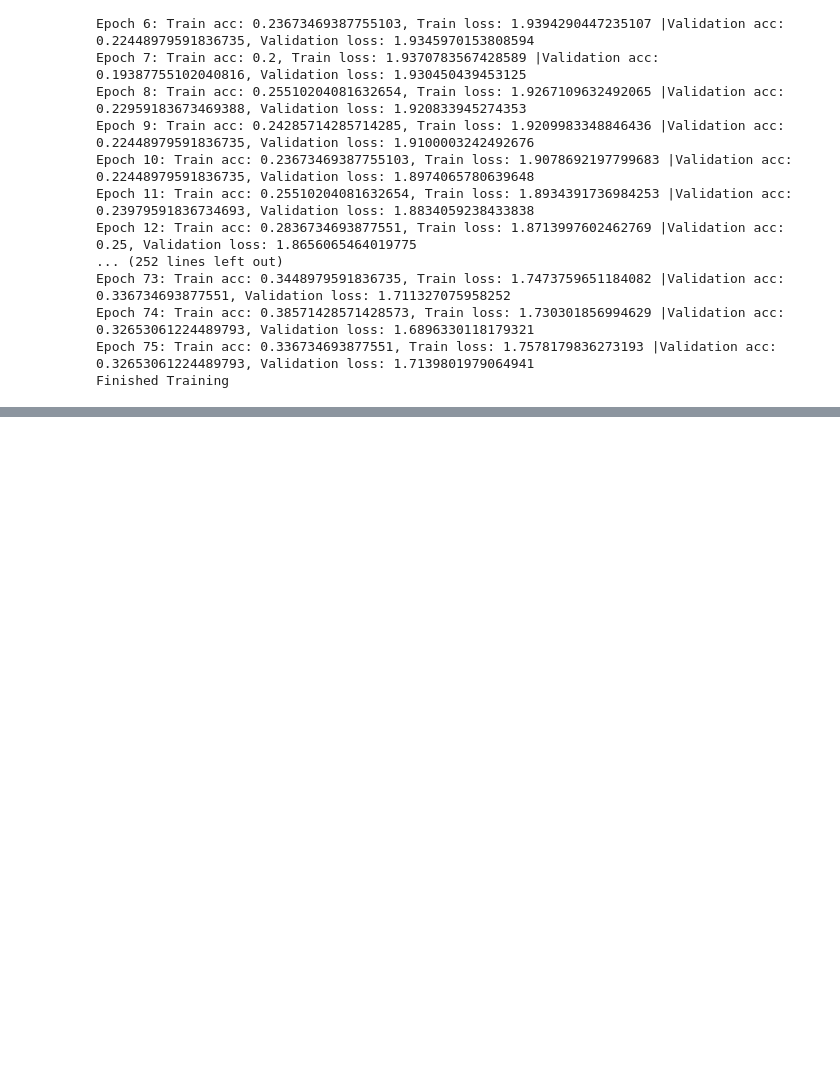
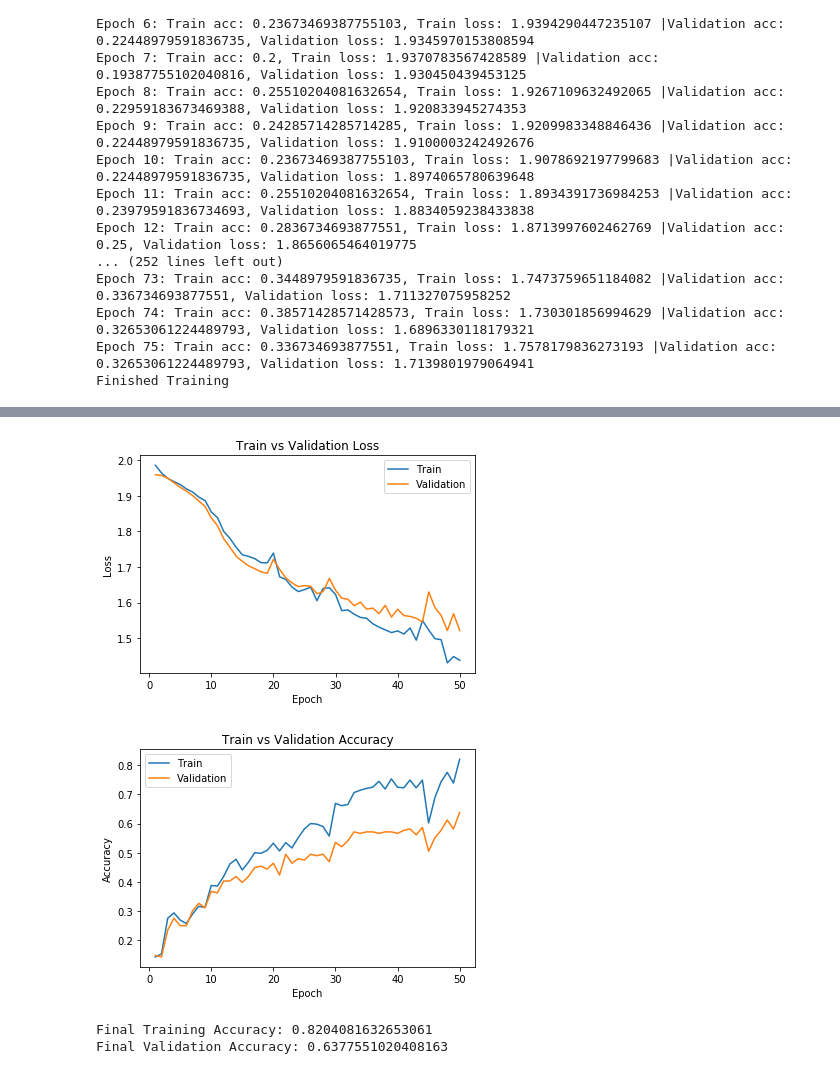
Before and after one commit to yanli499/APS360-Project, a Jupyter notebook: VGG_16.ipynb, the cells around one changed output, grey strips where cells are left out. Saved outputs shown, nothing was run; the diff lists cells and outputs as text; code cells hidden in the pictures; blank space fills up the shorter version.

```diff
--- a/VGG_16.ipynb
+++ b/VGG_16.ipynb
@@ -708,0 +753,8 @@ Final Validation Accuracy: 0.44387755102040816
+# %%
+model_path = get_model_name("alexnet_ann", batch_size=128, learning_rate=0.01, epoch=49)
+plot_training_curve('/content/' + model_path)
+# %% [output]
+[figure, added]
+[figure, added]
+Final Training Accuracy: 0.8204081632653061
+Final Validation Accuracy: 0.6377551020408163
```
Also changed, not shown: parts of 19 cells of this notebook.
